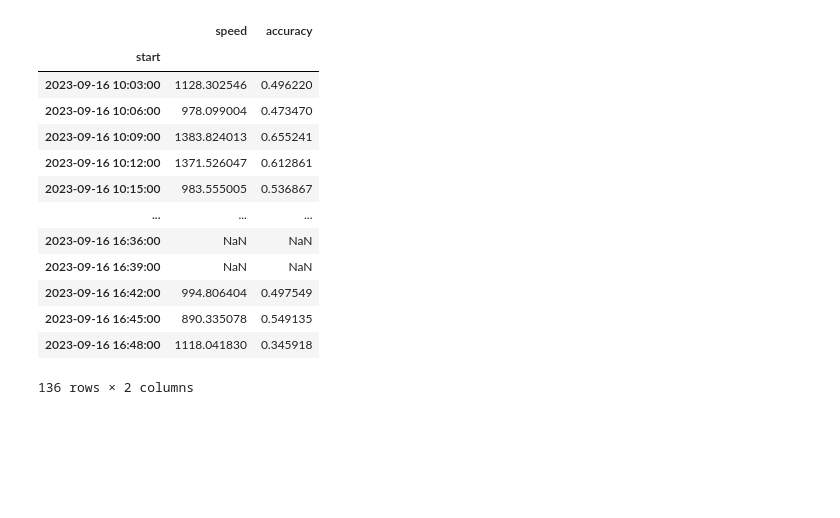
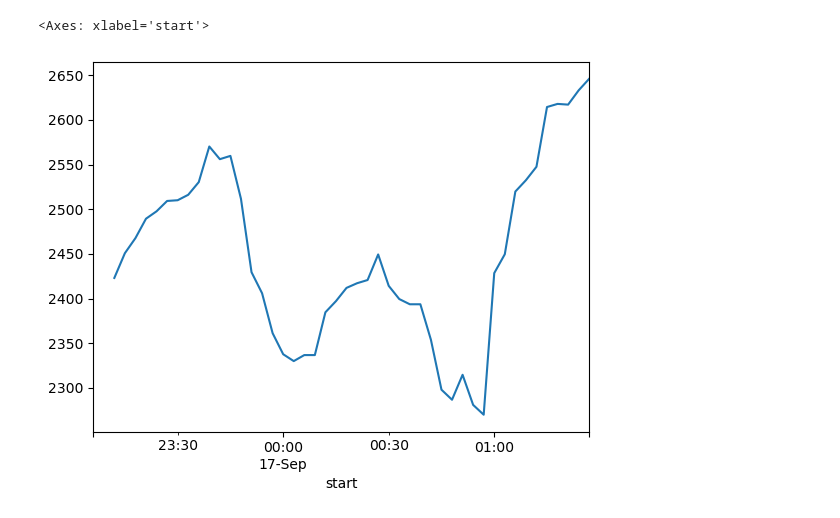
Before and after one commit to Henrikarba/logicare, a Jupyter notebook: analysis.ipynb, the cells around one changed output. Cells and saved outputs as stored; diff of their text form; code cells hidden in the pictures; blank space fills up the shorter version.

```diff
--- a/analysis.ipynb
+++ b/analysis.ipynb
@@ -157,20 +158,10 @@ df
 # %%
-time_s = df#.set_index('time')#.iloc[:1000, :].pivot(index='time', columns='x').resample('T').count()
-time_s = time_s.groupby(pd.Grouper(key='start', freq='3Min')).mean()[['speed', 'accuracy']]
-time_s
+time_s = df#[(df['event_type'] == 'blink') | (df['event_type'] == 'yawn')]#.set_index('time')#.iloc[:1000, :].pivot(index='time', columns='x').resample('T').count()
+#time_s1 = time_s[df['event_type'] == 'blink'].groupby(pd.Grouper(key='time', freq='3Min')).mean()['delta']#[['speed', 'accuracy']]
+
+time_s = time_s.groupby(pd.Grouper(key='start', freq='3Min')).mean()['stress'].rolling(10, min_periods=3).mean()
+time_s.plot()
 # %% [output]
-|  | speed | accuracy |
-| start |  |  |
-| 2023-09-16 10:03:00 | 1128.302546 | 0.496220 |
-| 2023-09-16 10:06:00 | 978.099004 | 0.473470 |
-| 2023-09-16 10:09:00 | 1383.824013 | 0.655241 |
-| 2023-09-16 10:12:00 | 1371.526047 | 0.612861 |
-| 2023-09-16 10:15:00 | 983.555005 | 0.536867 |
-| ... | ... | ... |
-| 2023-09-16 16:36:00 | NaN | NaN |
-| 2023-09-16 16:39:00 | NaN | NaN |
-| 2023-09-16 16:42:00 | 994.806404 | 0.497549 |
-| 2023-09-16 16:45:00 | 890.335078 | 0.549135 |
-| 2023-09-16 16:48:00 | 1118.041830 | 0.345918 |
-136 rows × 2 columns
+<Axes: xlabel='start'>
+[figure, added]
 # %%
```
Also changed, not shown: parts of 8 cells of this notebook, 6 other files.
